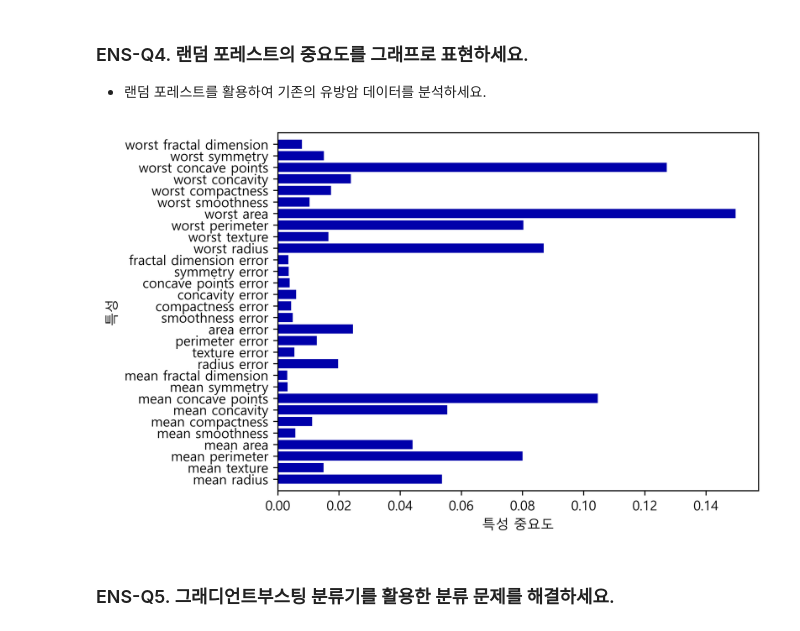
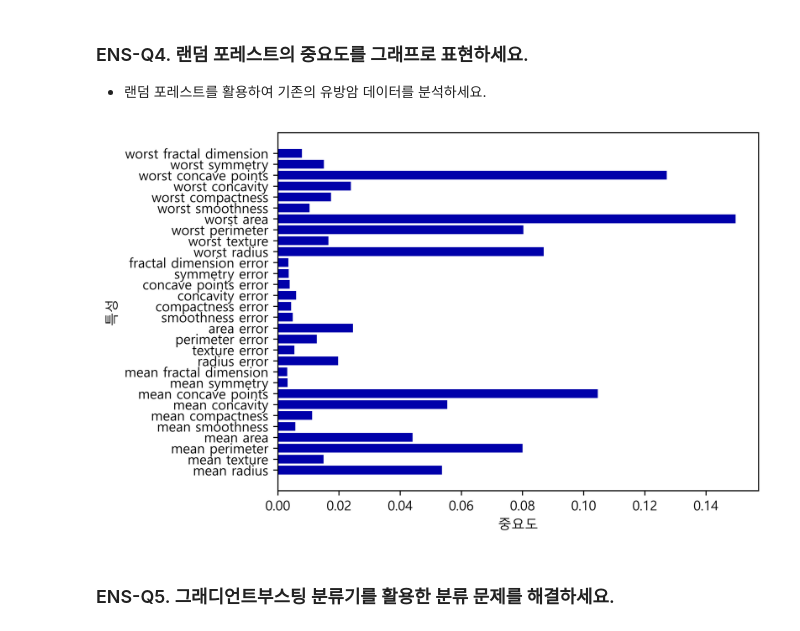
Before and after one commit to iambean-git/K_Digital_8_workspace, a Jupyter notebook: workspace_python_AI/02.MachineLearning/workspace/02_supervised-learning(c).ipynb, the cells around one changed output. Saved outputs shown, nothing was run; the diff lists cells and outputs as text; code cells hidden in the pictures.

Commit message:
Random Forest

```diff
--- a/workspace_python_AI/02.MachineLearning/workspace/02_supervised-learning(c).ipynb
+++ b/workspace_python_AI/02.MachineLearning/workspace/02_supervised-learning(c).ipynb
@@ -73,15 +72,13 @@ print(accuracy_score(y_pred, y_test))
 ### ENS-Q4. 랜덤 포레스트의 중요도를 그래프로 표현하세요.
 - 랜덤 포레스트를 활용하여 기존의 유방암 데이터를 분석하세요.
 # %%
-def plot_feature_importances_cancer(model):
-    n_features = cancer.data.shape[1]
-    plt.barh(np.arange(n_features), model.feature_importances_, align='center')
-    plt.yticks(np.arange(n_features), cancer.feature_names)
-    plt.xlabel("특성 중요도")
-    plt.ylabel("특성")
-    plt.ylim(-1, n_features)
-plot_feature_importances_cancer(forest)
+n_features = len(forest.feature_importances_)
+plt.barh(np.arange(n_features), forest.feature_importances_)
+plt.yticks(np.arange(n_features), cancer.feature_names)
+plt.xlabel("중요도")
+plt.ylabel("특성")
+plt.show()
 # %% [output]
-[figure, old version]
+[figure, new version]
 # %% [markdown]
 ### ENS-Q5. 그래디언트부스팅 분류기를 활용한 분류 문제를 해결하세요.
```
Also changed, not shown: parts of 6 cells of this notebook.
